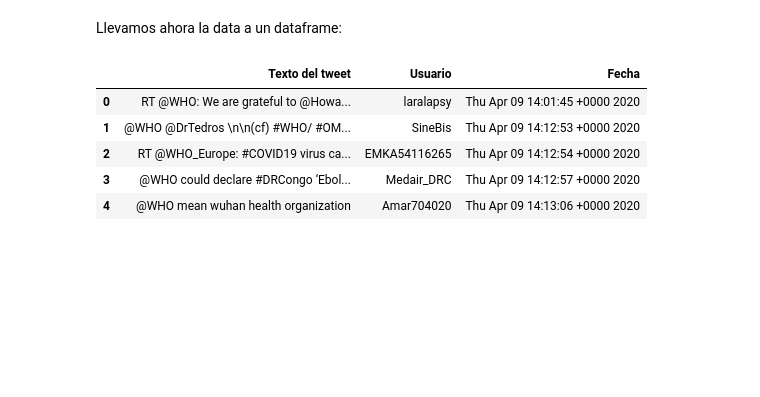
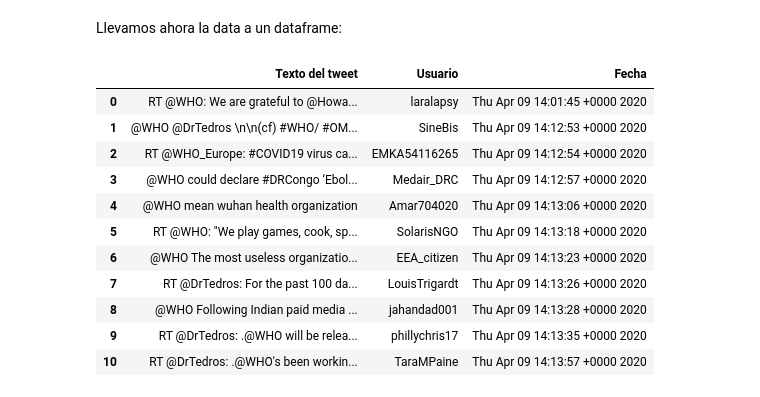
Before and after one commit to Sud-Austral/Repositorio_extraccion_de_data_de_RRSS_con_Python, a Jupyter notebook: 080420 Extracción en tiempo real de tweets por usuario V.ipynb, the cells around one changed output. Cells and saved outputs as stored; diff of their text form; code cells hidden in the pictures; blank space fills up the shorter version.

```diff
--- a/080420 Extracción en tiempo real de tweets por usuario V.ipynb
+++ b/080420 Extracción en tiempo real de tweets por usuario V.ipynb
@@ -89,29 +101,35 @@ Llevamos ahora la data a un dataframe:
 # %%
 import json
 import pandas as pd
 tweets_data_path = "twitter_data.txt"
 tweets_data = []
 tweets_file = open(tweets_data_path, "r")
 for line in tweets_file:
     try:
         tweet = json.loads(line)
         tweets_data.append(tweet)
     except:
         continue
 
 tweets = pd.DataFrame()
 tweets['Texto del tweet'] = list(map(lambda tweet:
 tweet['text'], tweets_data))
 tweets['Usuario'] = list(map(lambda tweet:
 tweet['user']['screen_name'], tweets_data))
 tweets['Fecha'] = list(map(lambda tweet:
 tweet['created_at'], tweets_data))
 
-tweets.head()
+tweets
 # %% [output]
 |  | Texto del tweet | Usuario | Fecha |
 | 0 | RT @WHO: We are grateful to @Howa... | laralapsy | Thu Apr 09 14:01:45 +0000 2020 |
 | 1 | @WHO @DrTedros \n\n(cf) #WHO/ #OM... | SineBis | Thu Apr 09 14:12:53 +0000 2020 |
 | 2 | RT @WHO_Europe: #COVID19 virus ca... | EMKA54116265 | Thu Apr 09 14:12:54 +0000 2020 |
 | 3 | @WHO could declare #DRCongo ‘Ebol... | Medair_DRC | Thu Apr 09 14:12:57 +0000 2020 |
 | 4 | @WHO mean wuhan health organization | Amar704020 | Thu Apr 09 14:13:06 +0000 2020 |
+| 5 | RT @WHO: "We play games, cook, sp... | SolarisNGO | Thu Apr 09 14:13:18 +0000 2020 |
+| 6 | @WHO The most useless organizatio... | EEA_citizen | Thu Apr 09 14:13:23 +0000 2020 |
+| 7 | RT @DrTedros: For the past 100 da... | LouisTrigardt | Thu Apr 09 14:13:26 +0000 2020 |
+| 8 | @WHO Following Indian paid media ... | jahandad001 | Thu Apr 09 14:13:28 +0000 2020 |
+| 9 | RT @DrTedros: .@WHO will be relea... | phillychris17 | Thu Apr 09 14:13:35 +0000 2020 |
+| 10 | RT @DrTedros: .@WHO's been workin... | TaraMPaine | Thu Apr 09 14:13:57 +0000 2020 |
```
Also changed, not shown: parts of 6 cells of this notebook, 1 other file.
